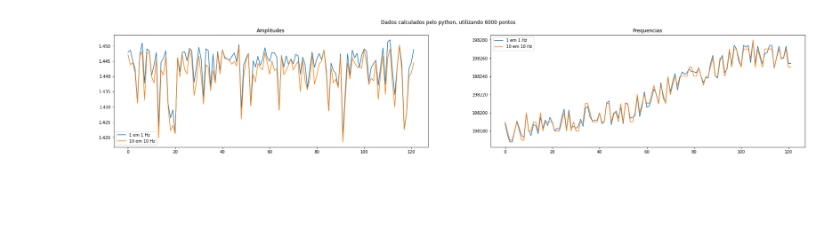
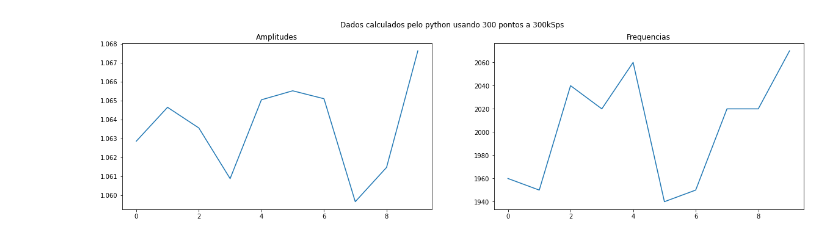
Before and after one commit to mirelatomazini/Repositorio-TG-Mirela, a Jupyter notebook: arquivos_finais/software/testes/teste2/teste_fft_medidas.ipynb, the cells around one changed output. Cells and saved outputs as stored; diff of their text form; code cells hidden in the pictures; blank space fills up the shorter version.

Commit message:
Atualizações durante reunião para determinação do número de pontos no pulo da procura da frequência de pico e estudo de downsampling.

```diff
--- a/arquivos_finais/software/testes/teste2/teste_fft_medidas.ipynb
+++ b/arquivos_finais/software/testes/teste2/teste_fft_medidas.ipynb
@@ -175,5 +149,0 @@ IndexError: too many indices for array: array is 1-dimensional, but 2 were index
-# %%
-frequencia_range3 = range(198000,199000,10)
-sample_freq = 600000
-npontos3 = 1500
-componentes3 = [componente_precisa(dados[80,:npontos3]*k,frequencia_i,sample_freq, fator_zeros=100000) for frequencia_i in frequencia_range3]
@@ -182,5 +149,0 @@ IndexError: too many indices for array: array is 1-dimensional, but 2 were index
-# %%
-frequencia_range4 = range(198000,199000,10)
-sample_freq = 600000
-npontos4 = 600
-componentes4 = [componente_precisa(dados[80,:npontos4]*k,frequencia_i,sample_freq, fator_zeros=100000) for frequencia_i in frequencia_range4]
@@ -188,0 +208,3 @@ IndexError: too many indices for array: array is 1-dimensional, but 2 were index
+# %%
+for idx,(c,f) in enumerate(zip(componentes,frequencia_range)):
+    print(f'{idx}\t{c}\t{f}')
@@ -265,0 +327,18 @@ plt.show()
+# %%
+frequencia = 1900
+amplitudes10=np.zeros(dados.shape[0])
+freqs10=np.zeros(dados.shape[0])
+nframes=dados.shape[0]
+x = range(dados.shape[0])
+npontos2 = 600
+for idx,frame in enumerate(range(nframes)):
+    frequencia_range2 = range(frequencia-700,frequencia+700,10)
+    sample_freq = 300000
+    componentes2 = [componente_precisa((dados[frame,:npontos2:2]-np.mean(dados[frame,:npontos2:2]))*k,
+                                       frequencia_i,sample_freq, fator_zeros=100000)
+                    for frequencia_i in frequencia_range2]
+    amplitudes10[idx] = np.max(componentes2)
+    indice_pico = np.argmax(componentes2)
+    frequenciaf = frequencia_range2[indice_pico]
+    print(f'{frame}\t{amplitudes10[idx]}\t{frequenciaf}\t{componentes2[indice_pico-1]}\t{componentes2[indice_pico]}\t{componentes2[indice_pico+1]}')
+    freqs10[idx] = frequenciaf
@@ -266,18 +356,14 @@ plt.show()
 # %%
-plt.figure(figsize=(30,5))
+plt.figure(figsize=(20,5))
 plt.subplot(1,2,1)
-plt.plot(amplitudes[:nframes],label="1 em 1 Hz")
-plt.plot(amplitudes10[:nframes],label="10 em 10 Hz")
+plt.plot(amplitudes10[:nframes])
 plt.title('Amplitudes')
-plt.legend()
 plt.subplot(1,2,2)
-plt.plot(freqs[:nframes],label="1 em 1 Hz")
-plt.plot(freqs10[:nframes],label="10 em 10 Hz")
+plt.plot(freqs10[:nframes])
 plt.gca().get_yaxis().get_major_formatter().set_useOffset(False)
 plt.title('Frequencias')
-plt.legend()
-plt.suptitle('Dados calculados pelo python, utilizando 6000 pontos')
+plt.suptitle('Dados calculados pelo python usando 300 pontos a 300kSps')
 plt.show()
 # %% [output]
-[figure, old version]
+[figure, new version]
 # %%
```
Also changed, not shown: parts of 31 cells of this notebook.
